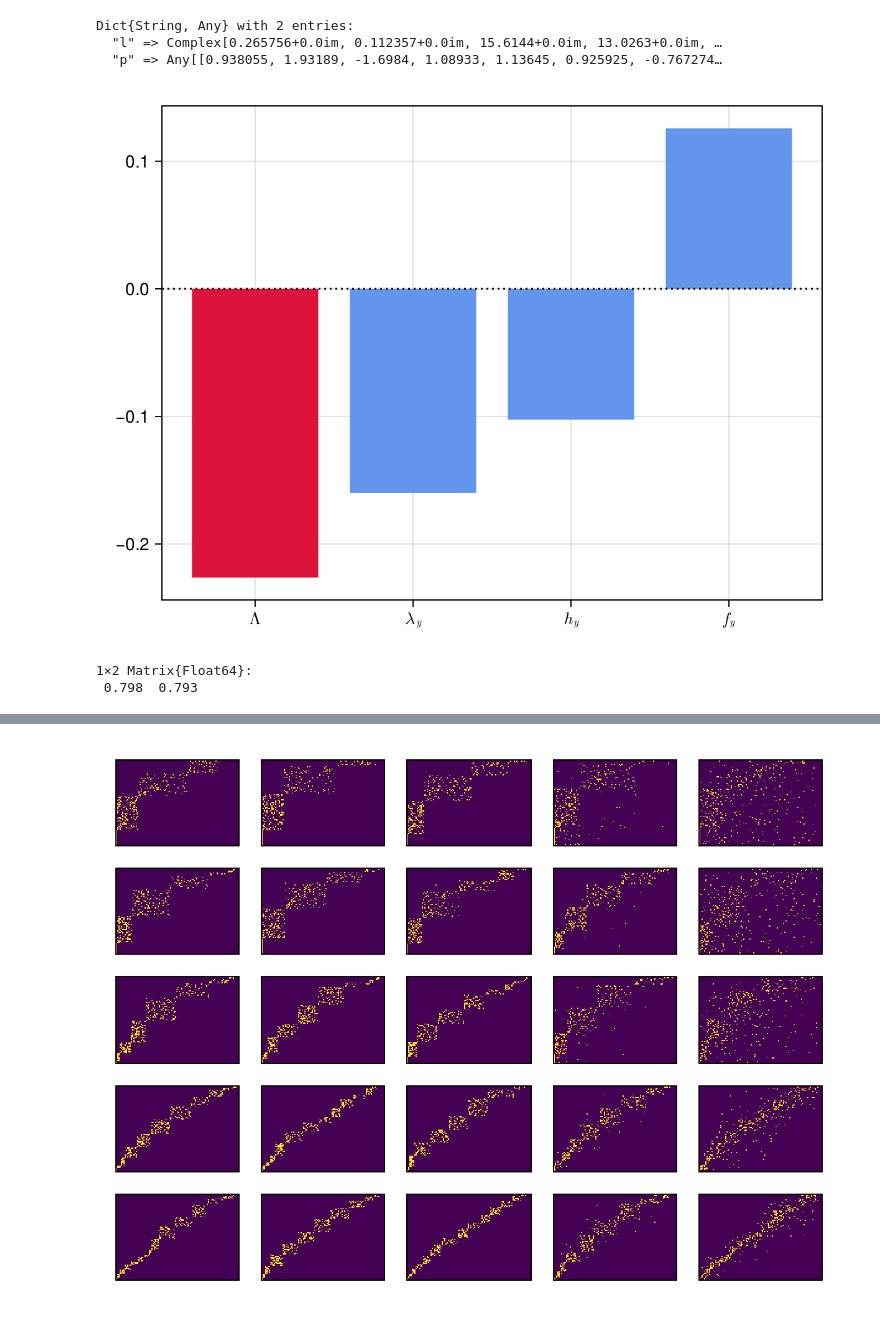
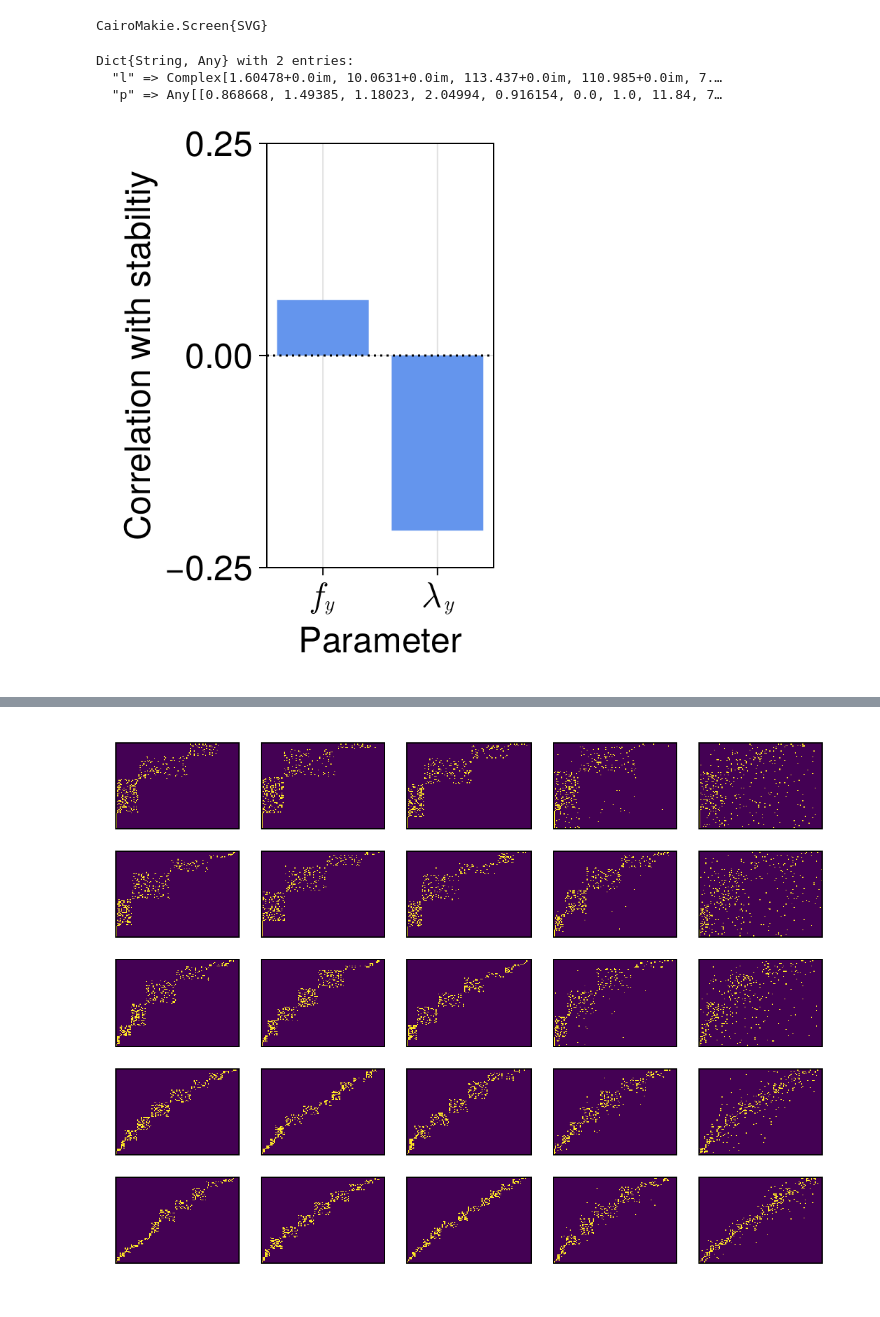
Before and after one commit to CleggTom/MiCRM_stability, a Jupyter notebook: Notebooks/Untitled1.ipynb, the cells around one changed output, grey strips where cells are left out. Drawn from its saved outputs; the diff is of its cells as text; code cells hidden in the pictures.

```diff
--- a/Notebooks/Untitled1.ipynb
+++ b/Notebooks/Untitled1.ipynb
@@ -69,19 +73,23 @@ f
+# %%
+save("../Results/Figures/stability_correlations.svg", f)
+# %% [output]
+CairoMakie.Screen{SVG}
 # %%
 #get parameter names
 names =  vcat(fieldnames(MiCRM_stability.exponential_params)...,
     fieldnames(MiCRM_stability.structural_params)...)
 
 #latex names
-fe_L = [L"g_x",L"g_s",L"g_w",L"m_x",L"f_y",L"h_y",L"\lambda_y",L"i_y",L"o_y"]
-fs_L = [L"\alpha",L"\beta",L"\Lambda",L"\rho",L"\tilde{\rho}",L"\sigma",L"\tilde{\sigma}",L"\gamma",L"\eta",L"\chi",L"\phi",L"\psi"]
+fe_L = [L"g_x",L"g_s",L"m_x",L"f_y",L"\lambda_y",L"i_y",L"o_y"]
+fs_L = [L"\alpha",L"\beta",L"\Lambda",L"\rho",L"\tilde{\rho}",L"\sigma",L"\tilde{\sigma}",L"\gamma",L"\eta",L"\chi",L"\phi"]
 
 #concatanate
 names = string.(names)
 names_L = vcat(fe_L,fs_L)
 
 #filter parameters
-p_ind = collect(1:21)
-keep_ind = findall(names .∈ Ref(["fy","hy","λy","Λ"]))
+p_ind = collect(1:18)
+keep_ind = findall(names .∈ Ref(["fy","λy"]))
 p_ind = filter(x -> x .∈ Ref(keep_ind), p_ind)
 
 #filter name vectors
@@ -92,34 +100,32 @@ names_L = names_L[p_ind]
 res = load("../Results/data/new_sims/switching_stabiltiy.jld2")
 # %% [output]
 Dict{String, Any} with 2 entries:
-  "l" => Complex[0.265756+0.0im, 0.112357+0.0im, 15.6144+0.0im, 13.0263+0.0im, …
-  "p" => Any[[0.938055, 1.93189, -1.6984, 1.08933, 1.13645, 0.925925, -0.767274…
+  "l" => Complex[1.60478+0.0im, 10.0631+0.0im, 113.437+0.0im, 110.985+0.0im, 7.…
+  "p" => Any[[0.868668, 1.49385, 1.18023, 2.04994, 0.916154, 0.0, 1.0, 11.84, 7…
 # %%
 #get stability and correlate
 p_mat = hcat(res["p"]...)[p_ind,:]
 stab = [x.re < 0 for x = res["l"]]
 stability_cor = [cor(abs.(p),stab) for p = eachrow(p_mat)]
 
 #get color
 c = vcat(fill(:cornflowerblue, length(fe_L)), fill(:crimson, length(fs_L)))
 c = c[p_ind]
 
 #sort
-ind = sortperm(stability_cor)
+ind = sortperm(stability_cor, rev = true)
+# ind = vcat(sortperm((stability_cor[1:7]),rev=true),7 .+ sortperm((stability_cor[8:end]),rev=true))
 
-f = Figure()
-ax = Axis(f[1,1], xticks = (1:length(names), names_L[ind]) )
+
+f = Figure(size = (300,400))
+ax = Axis(f[1,1], xticks = (1:length(names), names_L[ind]),
+    xlabel = "Parameter", ylabel = "Correlation with stabiltiy",
+    xticklabelsize = 25, yticklabelsize = 25,
+    xlabelsize = 25, ylabelsize = 25)
 barplot!(ax, stability_cor[ind], color = c[ind])
 hlines!(ax, [0], linestyle = :dot, color = "black")
+ylims!(-0.25,0.25)
+
 f
 # %% [output]
-[figure, old version]
+[figure, new version]
-# %%
-res = load("../Results/data/new_sims/D_struct_stabiltiy.jld2")
-
-stab_vec = [x.re < 0 for x = res["l"]]
-
-mean(stab_vec, dims = 1)
-# %% [output]
-1×2 Matrix{Float64}:
- 0.798  0.793
```
Also changed, not shown: parts of 19 cells of this notebook, 21 other files.
